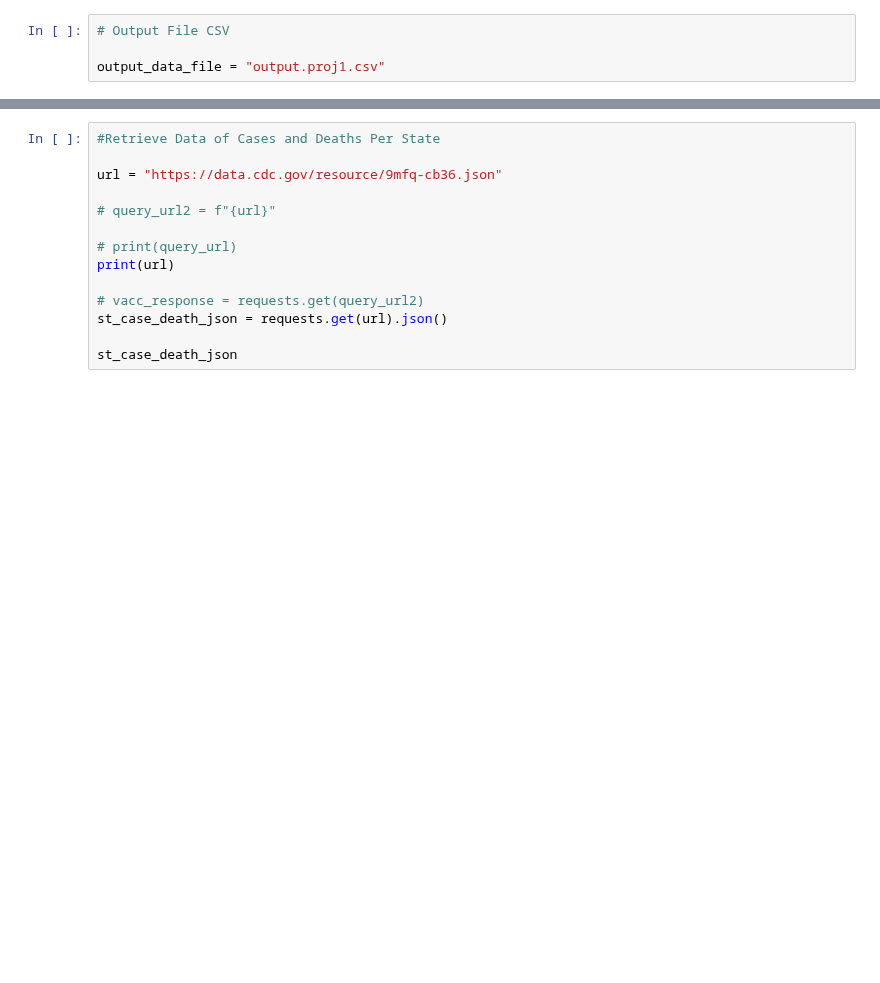
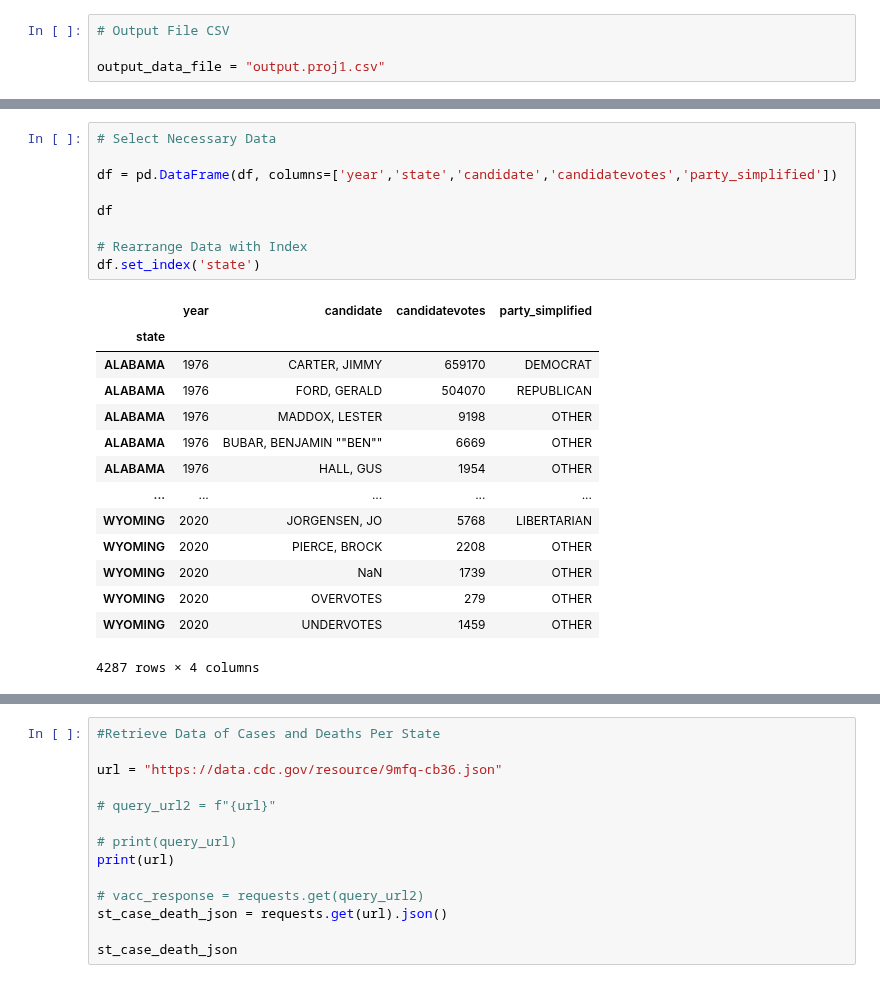
Before and after one commit to tduron3/I_Have_No_Clue, a Jupyter notebook: Project_2_1.ipynb, the cells around one changed output, grey strips where cells are left out. Drawn from its saved outputs; the diff is of its cells as text; blank space fills up the shorter version.

Commit message:
Cleaning Data

```diff
--- a/Project_2_1.ipynb
+++ b/Project_2_1.ipynb
@@ -25,3 +25,27 @@ df.head()
 | 2 | 1976 | ALABAMA | AL | 1 | 63 | 41 | US PRESIDENT | MADDOX, LESTER | AMERICAN INDEPENDENT PARTY | ... |
 | 3 | 1976 | ALABAMA | AL | 1 | 63 | 41 | US PRESIDENT | BUBAR, BENJAMIN ""BEN"" | PROHIBITION | ... |
 | 4 | 1976 | ALABAMA | AL | 1 | 63 | 41 | US PRESIDENT | HALL, GUS | COMMUNIST PARTY USE | ... |
+# %%
+# Select Necessary Data
+
+df = pd.DataFrame(df, columns=['year','state','candidate','candidatevotes','party_simplified'])
+
+df
+
+# Rearrange Data with Index
+df.set_index('state')
+# %% [output]
+|  | year | candidate | candidatevotes | party_simplified |
+| state |  |  |  |  |
+| ALABAMA | 1976 | CARTER, JIMMY | 659170 | DEMOCRAT |
+| ALABAMA | 1976 | FORD, GERALD | 504070 | REPUBLICAN |
+| ALABAMA | 1976 | MADDOX, LESTER | 9198 | OTHER |
+| ALABAMA | 1976 | BUBAR, BENJAMIN ""BEN"" | 6669 | OTHER |
+| ALABAMA | 1976 | HALL, GUS | 1954 | OTHER |
+| ... | ... | ... | ... | ... |
+| WYOMING | 2020 | JORGENSEN, JO | 5768 | LIBERTARIAN |
+| WYOMING | 2020 | PIERCE, BROCK | 2208 | OTHER |
+| WYOMING | 2020 | NaN | 1739 | OTHER |
+| WYOMING | 2020 | OVERVOTES | 279 | OTHER |
+| WYOMING | 2020 | UNDERVOTES | 1459 | OTHER |
+4287 rows × 4 columns
```
Also changed, not shown: parts of 3 cells of this notebook.
